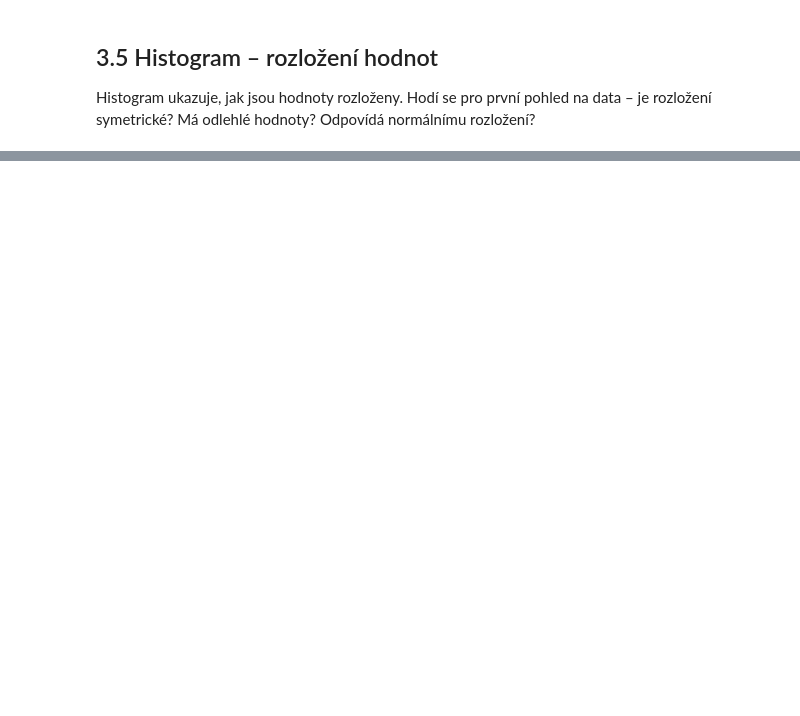
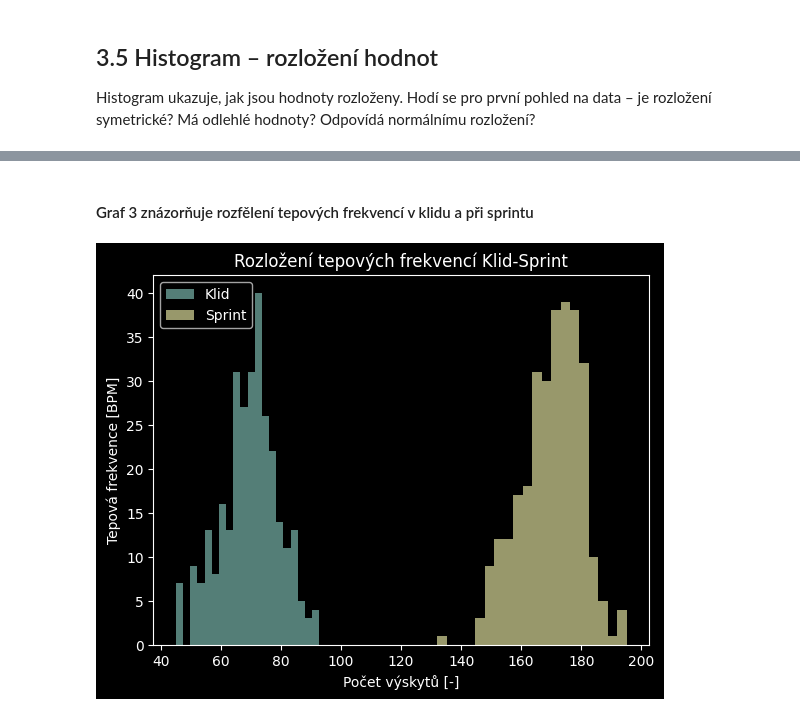
Before and after one commit to DianaNevlacilova/prg-exercise-12, a Jupyter notebook: cviceni_12_matplotlib.ipynb, the cells around one changed output, grey strips where cells are left out. Saved outputs shown, nothing was run; the diff lists cells and outputs as text; code cells hidden in the pictures; blank space fills up the shorter version.

```diff
--- a/cviceni_12_matplotlib.ipynb
+++ b/cviceni_12_matplotlib.ipynb
@@ -211,0 +235,14 @@ fig, ax = plt.subplots()
+# %% [markdown]
+#### Graf 3 znázorňuje rozfělení tepových frekvencí v klidu a při sprintu
+# %%
+# 3. Histogram – klid vs sprint
+fig, ax = plt.subplots()
+ax.hist(tf_test[:, 0:10].ravel(), bins=20, alpha=0.6, label="Klid")
+ax.hist(tf_test[:, 40:50].ravel(), bins=20, alpha=0.6, label="Sprint")
+plt.title("Rozložení tepových frekvencí Klid-Sprint")
+plt.xlabel("Počet výskytů [-]")
+plt.ylabel("Tepová frekvence [BPM]")
+plt.legend()
+plt.show()
+# %% [output]
+[figure, added]
```
Also changed, not shown: parts of 13 cells of this notebook, 2 other files.
